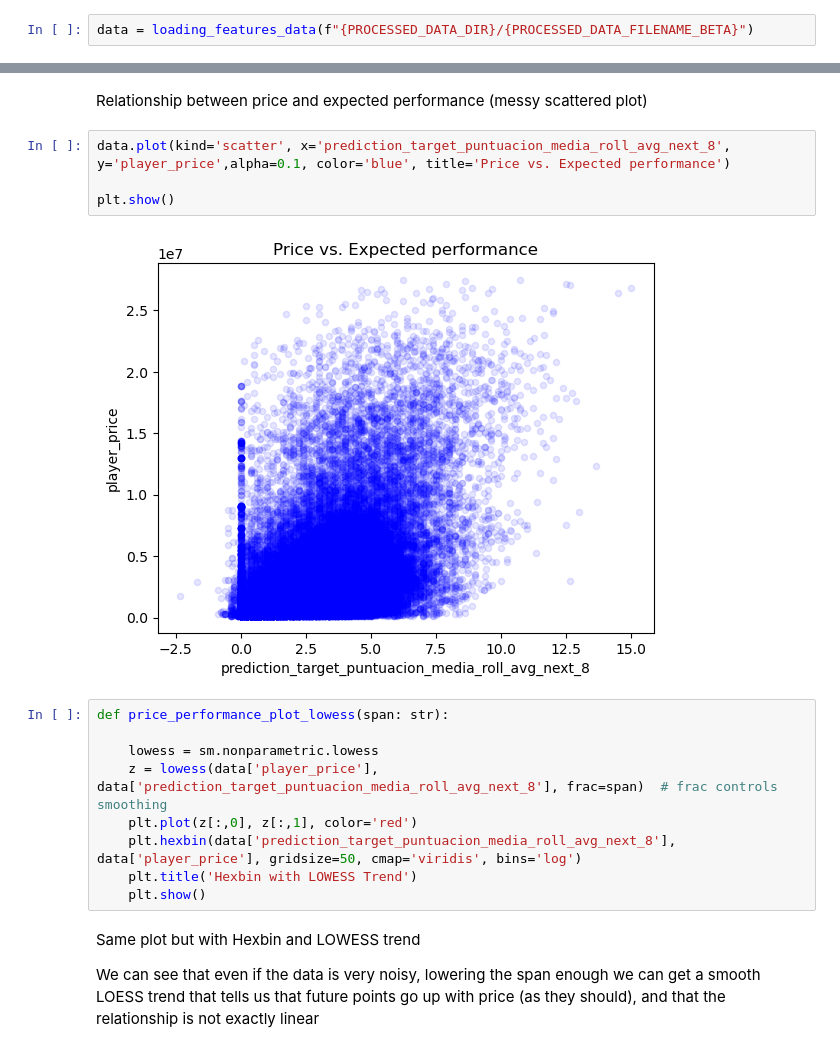
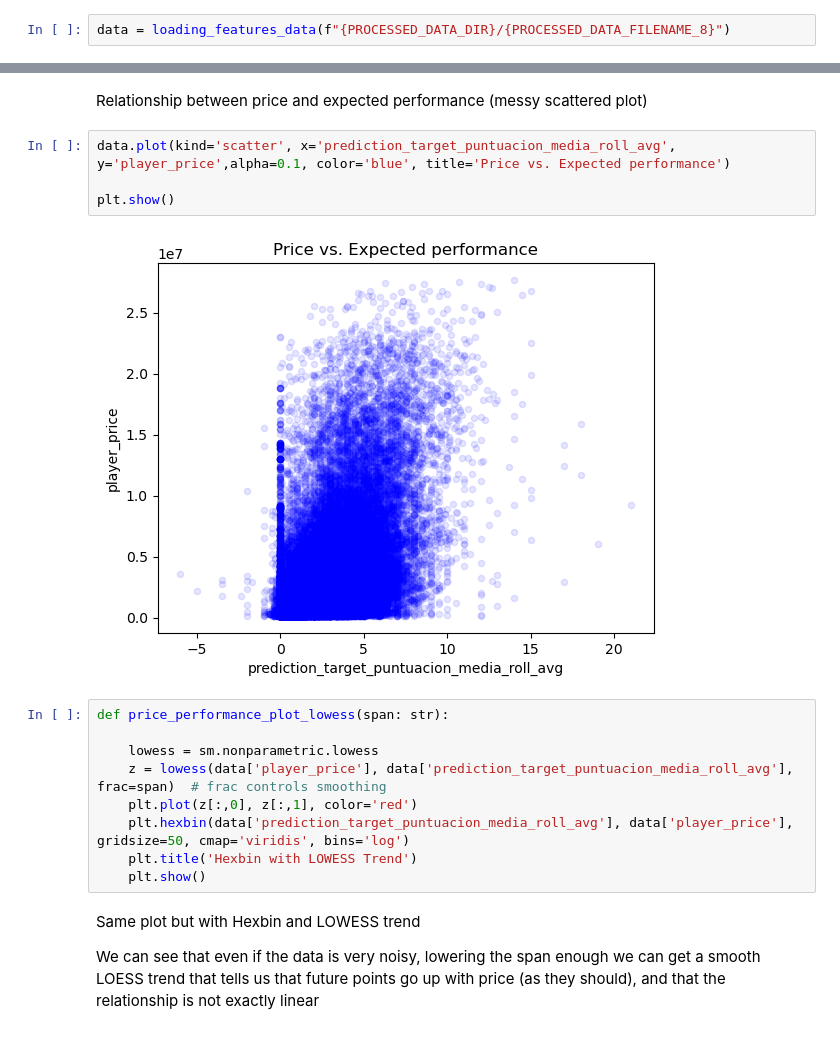
Before and after one commit to diegitpush/botwenger, a Jupyter notebook: notebooks/analysis_price_future_points.ipynb, the cells around one changed output, grey strips where cells are left out. Saved outputs shown, nothing was run; the diff lists cells and outputs as text.

```diff
--- a/notebooks/analysis_price_future_points.ipynb
+++ b/notebooks/analysis_price_future_points.ipynb
@@ -14,5 +18,5 @@ def loading_features_data(path: str) -> pd.DataFrame:
     logger.info("Loaded features data")
     return data
 # %%
-data = loading_features_data(f"{PROCESSED_DATA_DIR}/{PROCESSED_DATA_FILENAME_BETA}")
+data = loading_features_data(f"{PROCESSED_DATA_DIR}/{PROCESSED_DATA_FILENAME_8}")
 # %% [output]
@@ -21,18 +25,18 @@ data = loading_features_data(f"{PROCESSED_DATA_DIR}/{PROCESSED_DATA_FILENAME_BET
 # %% [markdown]
 Relationship between price and expected performance (messy scattered plot)
 # %%
-data.plot(kind='scatter', x='prediction_target_puntuacion_media_roll_avg_next_8', y='player_price',alpha=0.1, color='blue', title='Price vs. Expected performance')
+data.plot(kind='scatter', x='prediction_target_puntuacion_media_roll_avg', y='player_price',alpha=0.1, color='blue', title='Price vs. Expected performance')
 
 plt.show()
 # %% [output]
-[figure, old version]
+[figure, new version]
 # %%
 def price_performance_plot_lowess(span: str):
 
     lowess = sm.nonparametric.lowess
-    z = lowess(data['player_price'], data['prediction_target_puntuacion_media_roll_avg_next_8'], frac=span)  # frac controls smoothing
+    z = lowess(data['player_price'], data['prediction_target_puntuacion_media_roll_avg'], frac=span)  # frac controls smoothing
     plt.plot(z[:,0], z[:,1], color='red')
-    plt.hexbin(data['prediction_target_puntuacion_media_roll_avg_next_8'], data['player_price'], gridsize=50, cmap='viridis', bins='log')
+    plt.hexbin(data['prediction_target_puntuacion_media_roll_avg'], data['player_price'], gridsize=50, cmap='viridis', bins='log')
     plt.title('Hexbin with LOWESS Trend')
     plt.show()
 # %% [markdown]
```
Also changed, not shown: parts of 8 cells of this notebook, 9 other files.
